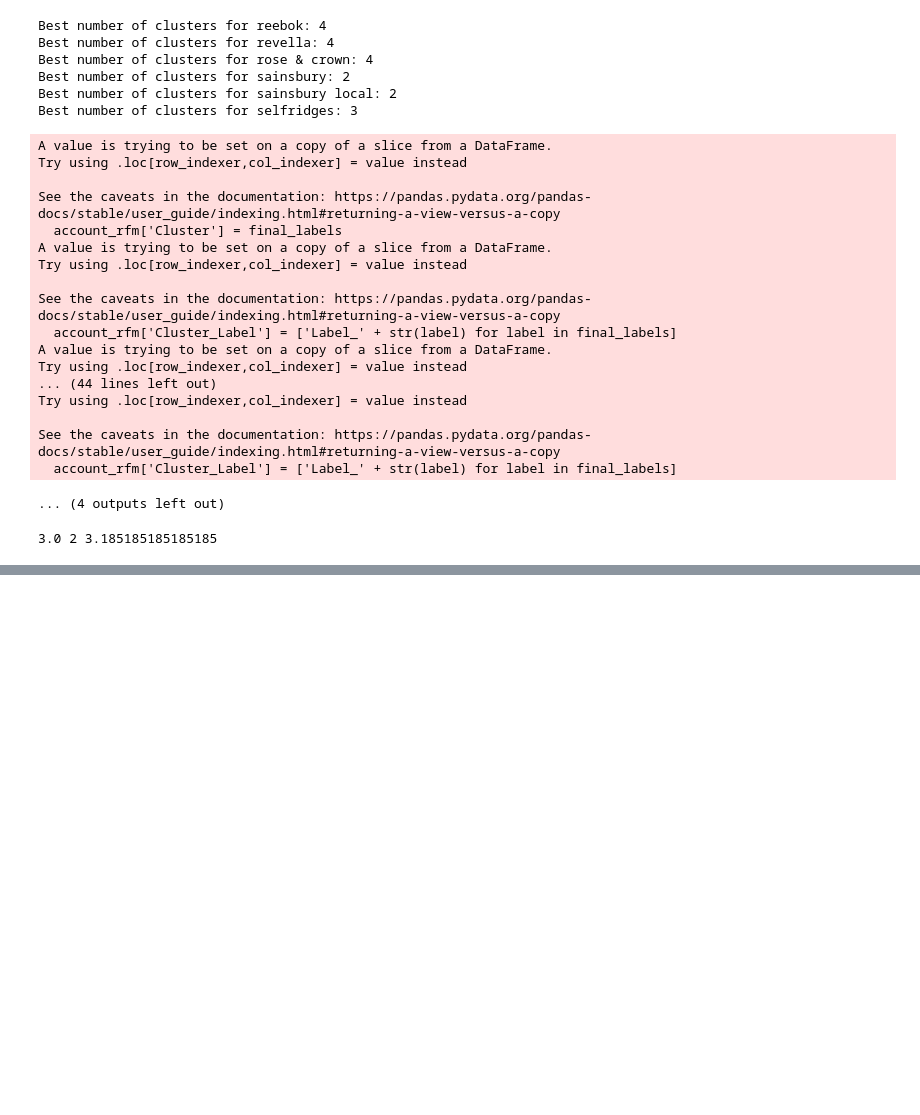
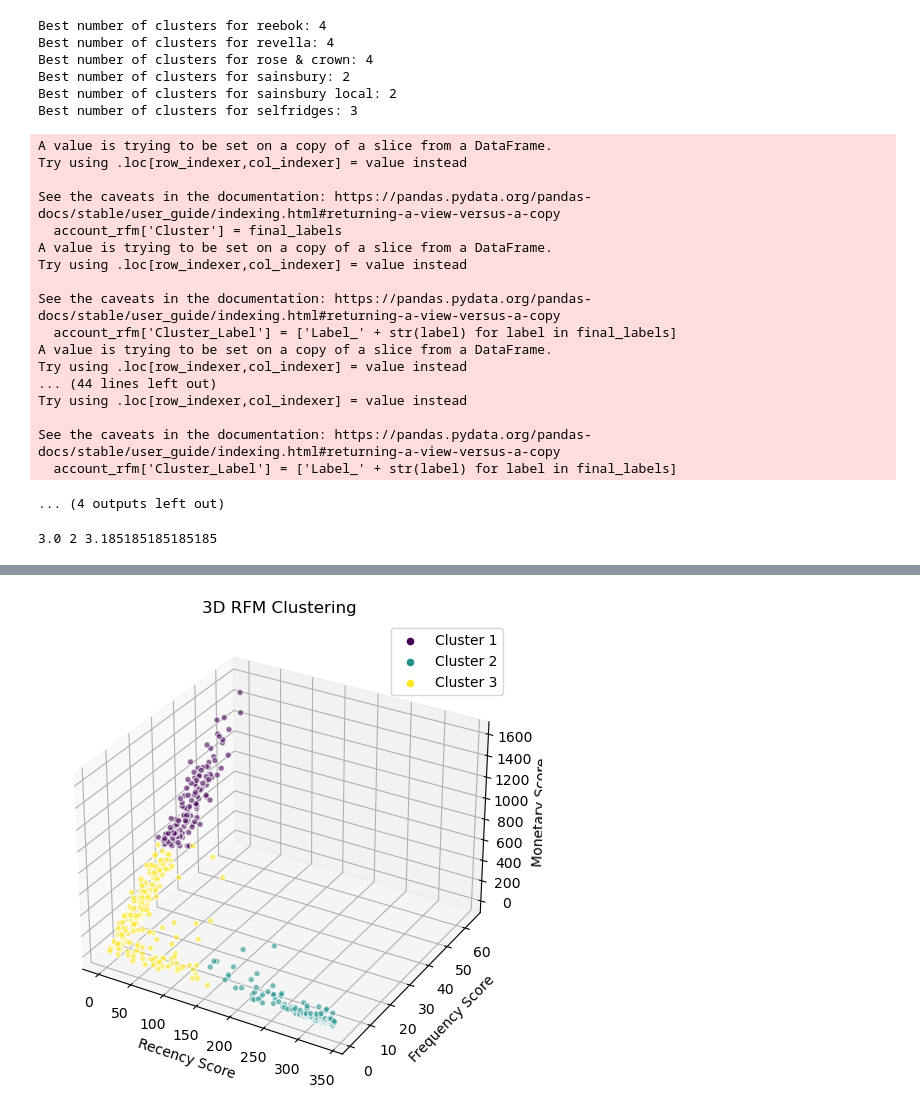
Before and after one commit to UoB-DSMP-2023-24/dsmp-2024-group28, a Jupyter notebook: Related_code/second_dataset/RFM_Hierarchical_for_new_dataset.ipynb, the cells around one changed output, grey strips where cells are left out. Saved outputs shown, nothing was run; the diff lists cells and outputs as text; code cells hidden in the pictures; blank space fills up the shorter version.

```diff
--- a/Related_code/second_dataset/RFM_Hierarchical_for_new_dataset.ipynb
+++ b/Related_code/second_dataset/RFM_Hierarchical_for_new_dataset.ipynb
@@ -341 +344,52 @@ print(rfm.head())
+# %%
+import pandas as pd
+import numpy as np
+from sklearn.preprocessing import StandardScaler
+from scipy.cluster.hierarchy import dendrogram, linkage, fcluster
+from matplotlib import pyplot as plt
+from mpl_toolkits.mplot3d import Axes3D
+
+# 筛选当前商家的数据
+account_rfm = rfm[rfm['Third Party Name'] == rfm['Third Party Name'].unique()[1]]
+
+# 对当前商家的数据进行标准化
+scaler = StandardScaler()
+rfm_scaled = scaler.fit_transform(account_rfm[['recency', 'frequency', 'monetary']])
+rfm_original = scaler.inverse_transform(rfm_scaled)
+
+# 执行层次聚类
+linked = linkage(rfm_scaled, method='ward')
+
+# 使用预设的聚类数进行聚类
+global_k = 3
+account_labels = fcluster(linked, global_k, criterion='maxclust')
+
+# 创建一个新图和一个3D子图
+fig = plt.figure(figsize=(8, 6))
+ax = fig.add_subplot(111, projection='3d')
+
+# 将数据点分配到三维空间
+xs = rfm_original[:, 0]  # Recency
+ys = rfm_original[:, 1]  # Frequency
+zs = rfm_original[:, 2]  # Monetary
+
+# 创建一个3D散点图，颜色由聚类标签定义
+scatter = ax.scatter(xs, ys, zs, c=account_labels, cmap='viridis', marker='o', alpha=0.6, edgecolors='w')
+
+# 设置图表标题和轴标签
+ax.set_title('3D RFM Clustering')
+ax.set_xlabel('Recency Score')
+ax.set_ylabel('Frequency Score')
+ax.set_zlabel('Monetary Score')
+
+# 创建图例
+colors = [scatter.cmap(scatter.norm(a)) for a in np.unique(account_labels)]
+labels = [f'Cluster {i}' for i in np.unique(account_labels)]
+for color, label in zip(colors, labels):
+    ax.scatter([], [], [], color=color, label=label)
+
+ax.legend()
+plt.show()
+# %% [output]
+[figure, added]
 # %%
```
Also changed, not shown: parts of 5 cells of this notebook, 1 other file.
